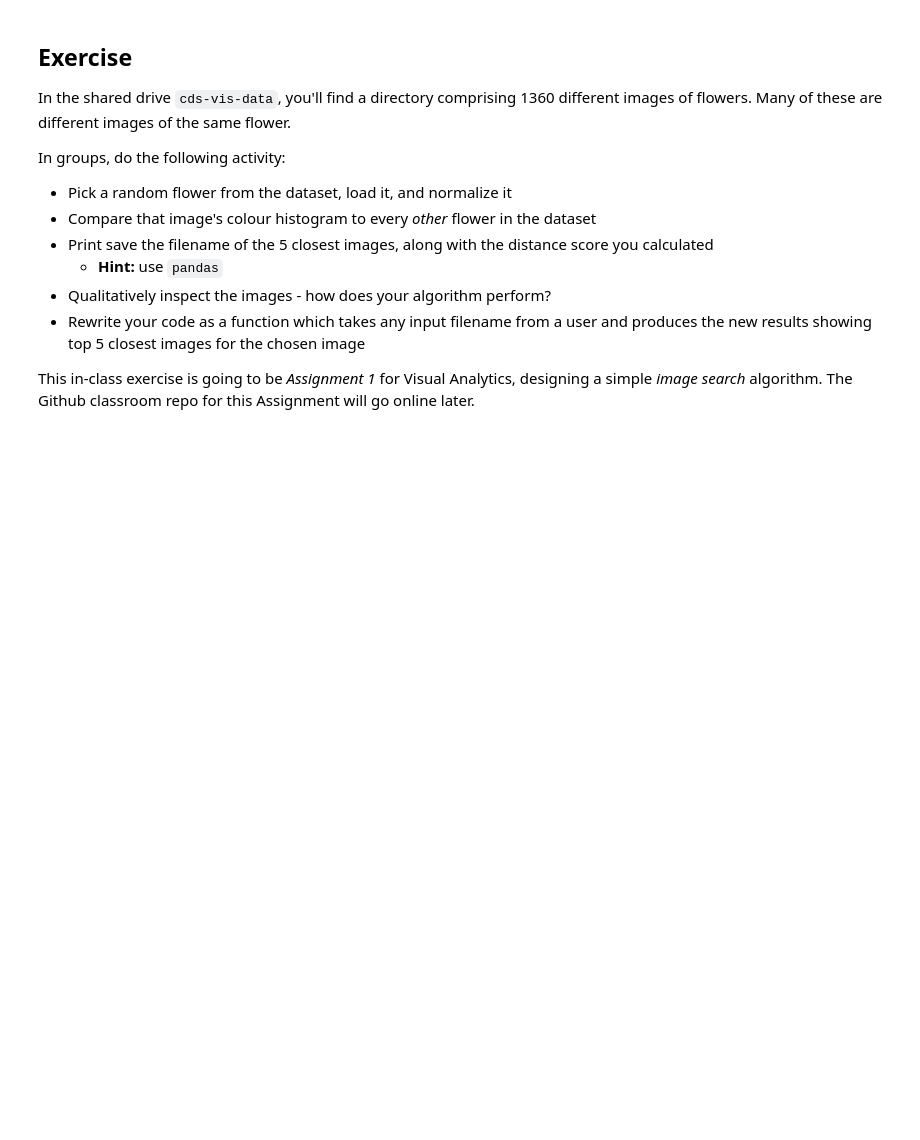
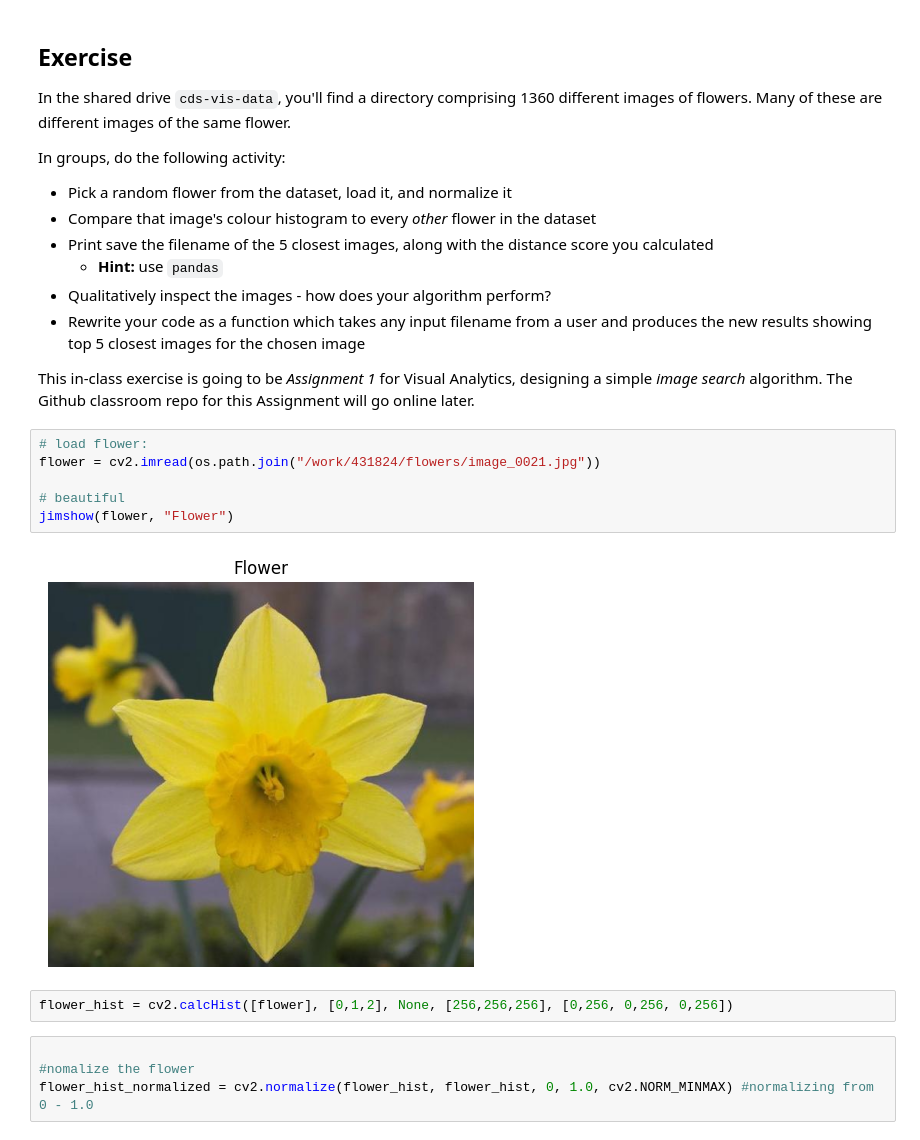
Before and after one commit to rikkeuldbaek/cds-visual, a Jupyter notebook: nbs/session3_inclass_ru.ipynb, the cells around one changed output. Saved outputs shown, nothing was run; the diff lists cells and outputs as text; blank space fills up the shorter version.

```diff
--- a/nbs/session3_inclass_ru.ipynb
+++ b/nbs/session3_inclass_ru.ipynb
@@ -322,3 +322,17 @@ In groups, do the following activity:
 - Rewrite your code as a function which takes any input filename from a user and produces the new results showing top 5 closest images for the chosen image
 
 This in-class exercise is going to be *Assignment 1* for Visual Analytics, designing a simple *image search* algorithm. The Github classroom repo for this Assignment will go online later.
+# %%
+# load flower:
+flower = cv2.imread(os.path.join("/work/431824/flowers/image_0021.jpg"))
+
+# beautiful
+jimshow(flower, "Flower")
+# %% [output]
+[figure, added]
+# %%
+flower_hist = cv2.calcHist([flower], [0,1,2], None, [256,256,256], [0,256, 0,256, 0,256])
+# %%
+
+#nomalize the flower
+flower_hist_normalized = cv2.normalize(flower_hist, flower_hist, 0, 1.0, cv2.NORM_MINMAX) #normalizing from 0 - 1.0
```
Also changed, not shown: parts of 1 cell of this notebook.
